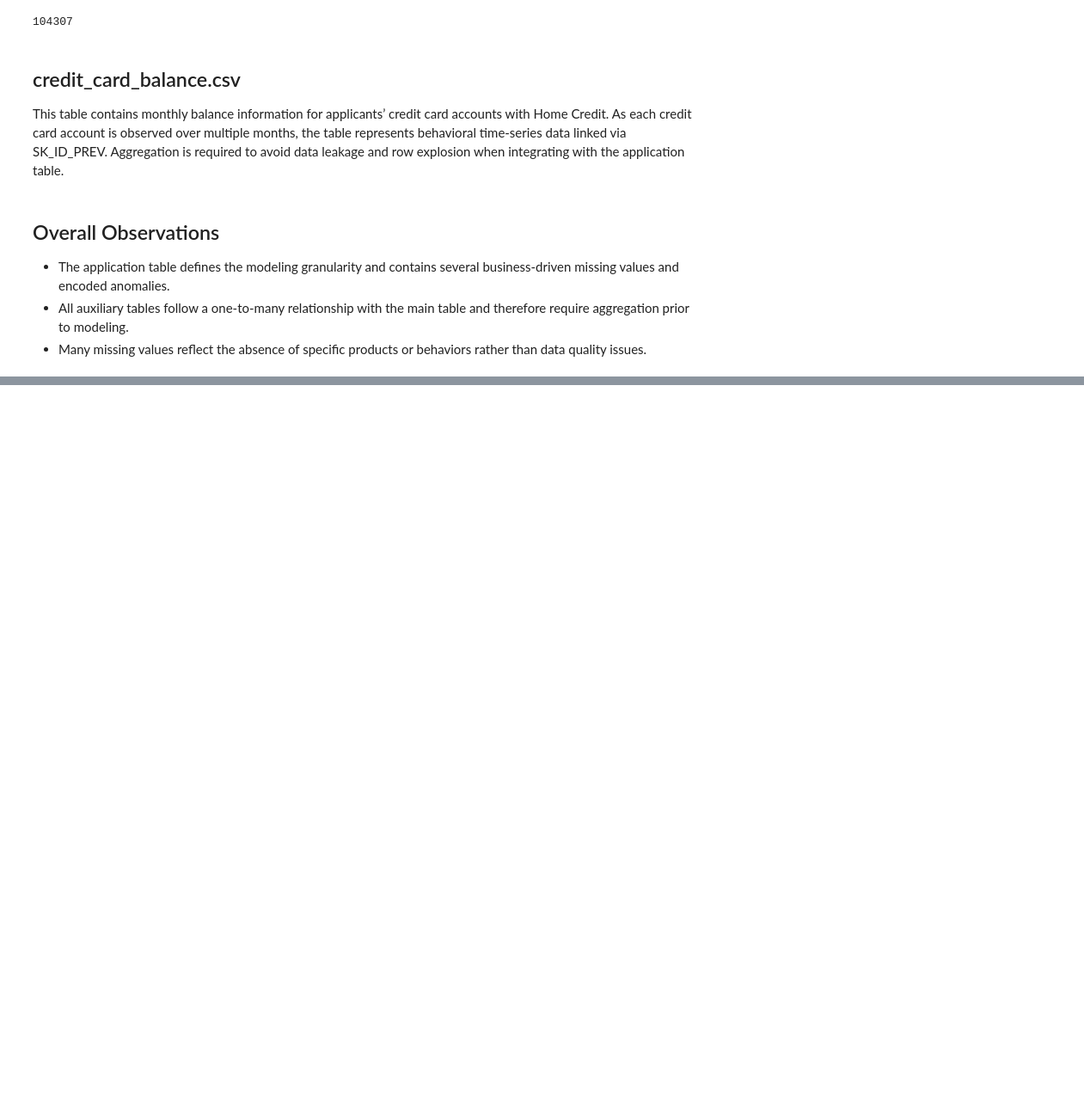
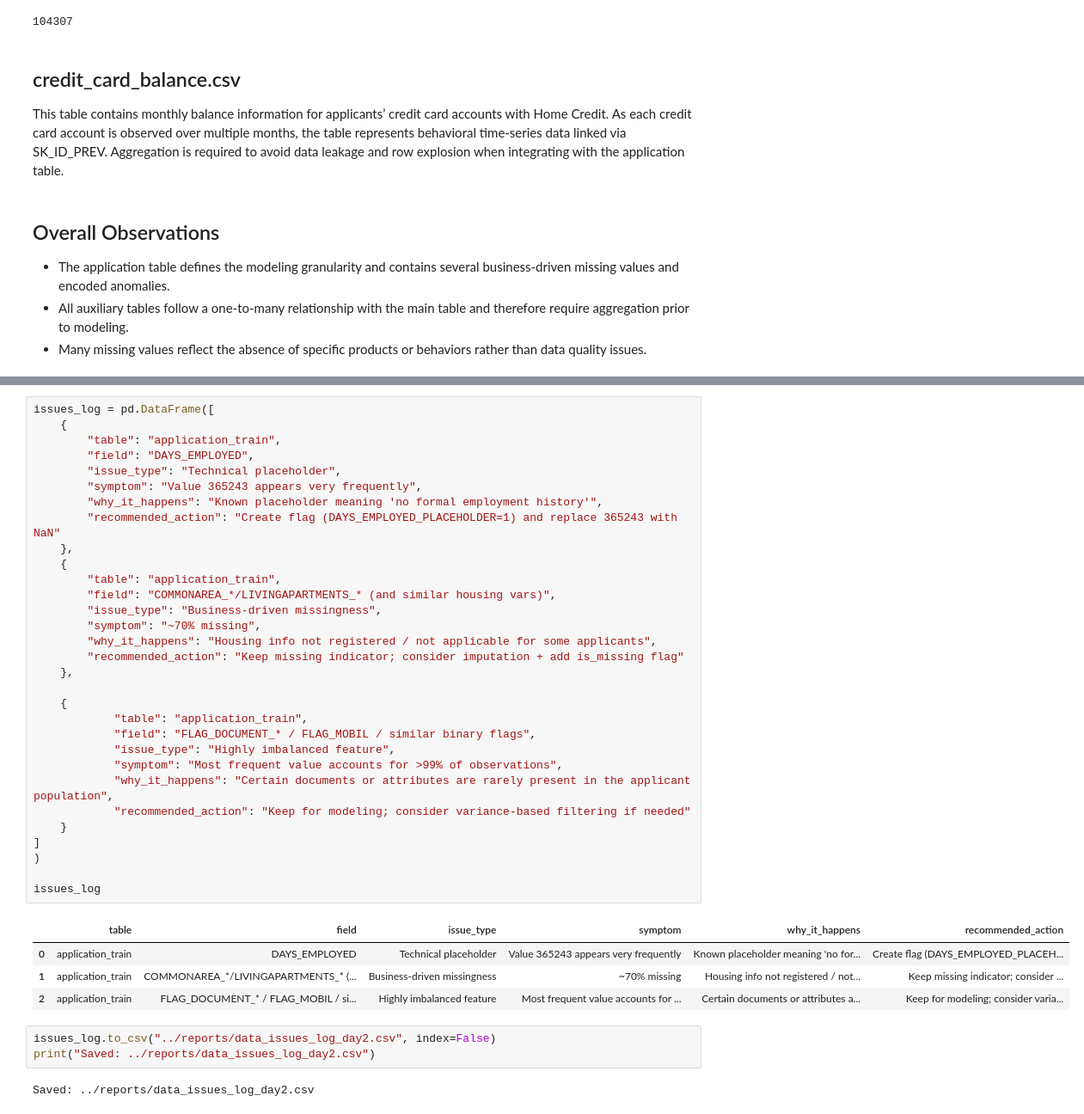
Before and after one commit to Ou-Hai/home-credit-risk-analytics, a Jupyter notebook: notebooks/01_raw_data_overview.ipynb, the cells around one changed output, grey strips where cells are left out. Shown at 86% size. Cells and saved outputs as stored; diff of their text form; blank space fills up the shorter version.

```diff
--- a/notebooks/01_raw_data_overview.ipynb
+++ b/notebooks/01_raw_data_overview.ipynb
@@ -189,0 +298,41 @@ explosion when integrating with the application table.
+# %%
+issues_log = pd.DataFrame([
+    {
+        "table": "application_train",
+        "field": "DAYS_EMPLOYED",
+        "issue_type": "Technical placeholder",
+        "symptom": "Value 365243 appears very frequently",
+        "why_it_happens": "Known placeholder meaning 'no formal employment history'",
+        "recommended_action": "Create flag (DAYS_EMPLOYED_PLACEHOLDER=1) and replace 365243 with NaN"
+    },
+    {
+        "table": "application_train",
+        "field": "COMMONAREA_*/LIVINGAPARTMENTS_* (and similar housing vars)",
+        "issue_type": "Business-driven missingness",
+        "symptom": "~70% missing",
+        "why_it_happens": "Housing info not registered / not applicable for some applicants",
+        "recommended_action": "Keep missing indicator; consider imputation + add is_missing flag"
+    },
+
+    {
+            "table": "application_train",
+            "field": "FLAG_DOCUMENT_* / FLAG_MOBIL / similar binary flags",
+            "issue_type": "Highly imbalanced feature",
+            "symptom": "Most frequent value accounts for >99% of observations",
+            "why_it_happens": "Certain documents or attributes are rarely present in the applicant population",
+            "recommended_action": "Keep for modeling; consider variance-based filtering if needed"
+    }
+]
+)
+
+issues_log
+# %% [output]
+|  | table | field | issue_type | symptom | why_it_happens | recommended_action |
+| 0 | application_train | DAYS_EMPLOYED | Technical placeholder | Value 365243 appears very frequently | Known placeholder meaning 'no for... | Create flag (DAYS_EMPLOYED_PLACEH... |
+| 1 | application_train | COMMONAREA_*/LIVINGAPARTMENTS_* (... | Business-driven missingness | ~70% missing | Housing info not registered / not... | Keep missing indicator; consider ... |
+| 2 | application_train | FLAG_DOCUMENT_* / FLAG_MOBIL / si... | Highly imbalanced feature | Most frequent value accounts for ... | Certain documents or attributes a... | Keep for modeling; consider varia... |
+# %%
+issues_log.to_csv("../reports/data_issues_log_day2.csv", index=False)
+print("Saved: ../reports/data_issues_log_day2.csv")
+# %% [output]
+Saved: ../reports/data_issues_log_day2.csv
```
Also changed, not shown: parts of 9 cells of this notebook, 2 other files.
